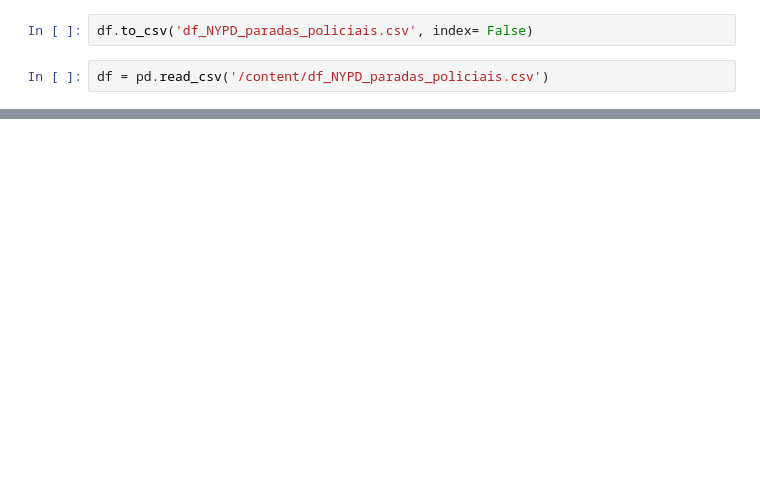
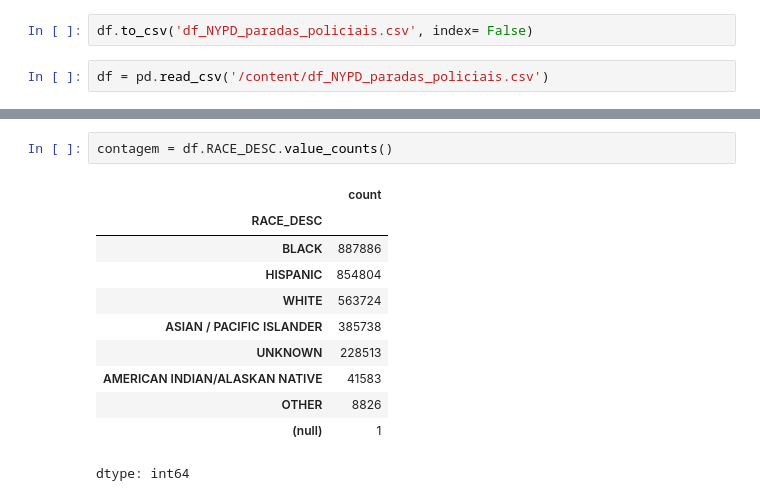
Before and after one commit to lucassilva-aiengineer/Projetos-De-Machine-Learning-1, a Jupyter notebook: projeto_1/machine_learning_projeto_1.ipynb, the cells around one changed output, grey strips where cells are left out. Drawn from its saved outputs; the diff is of its cells as text; blank space fills up the shorter version.

```diff
--- a/projeto_1/machine_learning_projeto_1.ipynb
+++ b/projeto_1/machine_learning_projeto_1.ipynb
@@ -56,3 +55,17 @@ df.head()
 | 2 | 327377398 | 06/30/2026 | 15:10:32 | 123 | False | False | (null) | ... |
 | 3 | 327377397 | 06/30/2026 | 15:04:00 | 123 | False | False | (null) | ... |
 | 4 | 327394111 | 06/30/2026 | 20:08:00 | 42 | False | False | (null) | ... |
+# %%
+contagem = df.RACE_DESC.value_counts()
+# %% [output]
+|  | count |
+| RACE_DESC |  |
+| BLACK | 887886 |
+| HISPANIC | 854804 |
+| WHITE | 563724 |
+| ASIAN / PACIFIC ISLANDER | 385738 |
+| UNKNOWN | 228513 |
+| AMERICAN INDIAN/ALASKAN NATIVE | 41583 |
+| OTHER | 8826 |
+| (null) | 1 |
+dtype: int64
```
Also changed, not shown: parts of 12 cells of this notebook.
